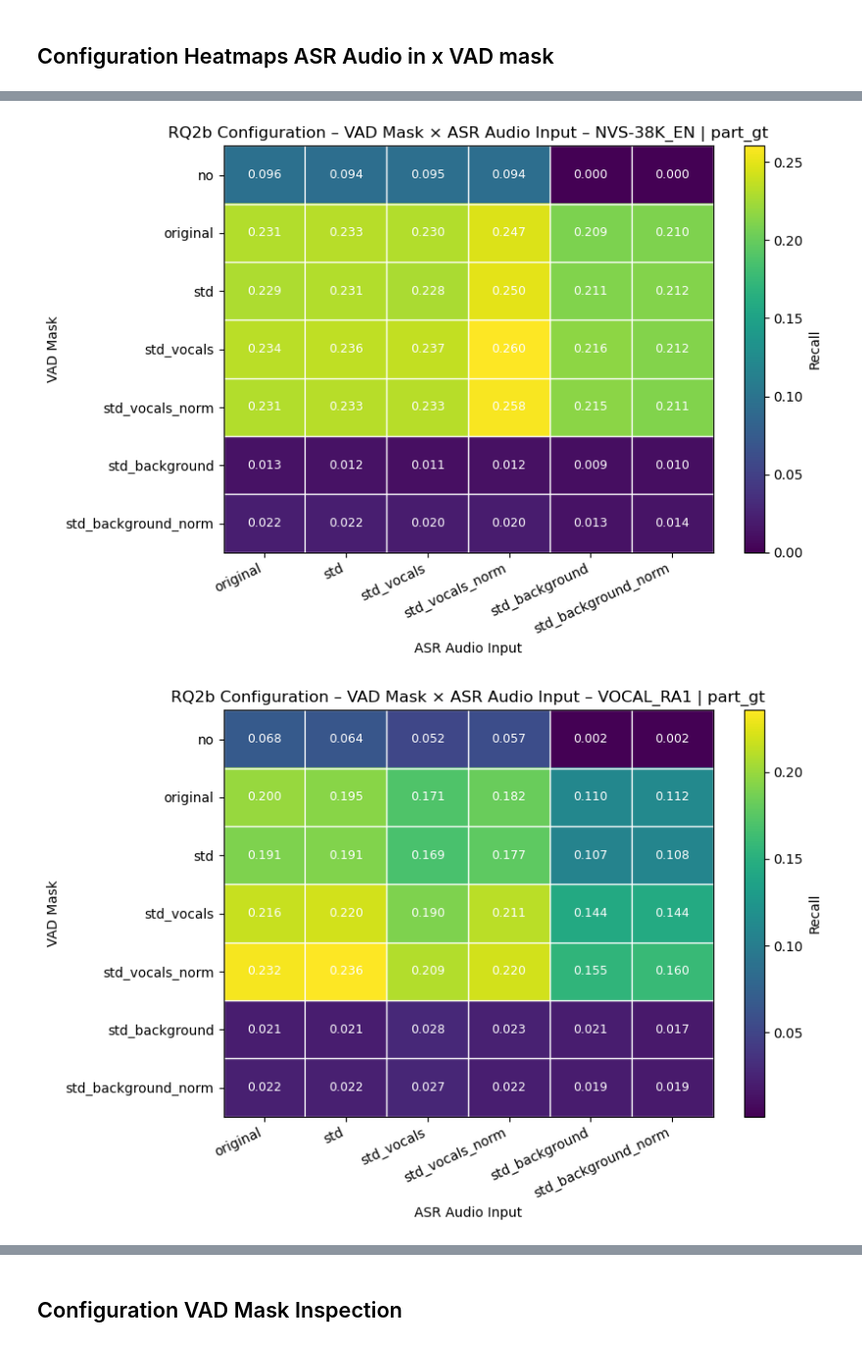
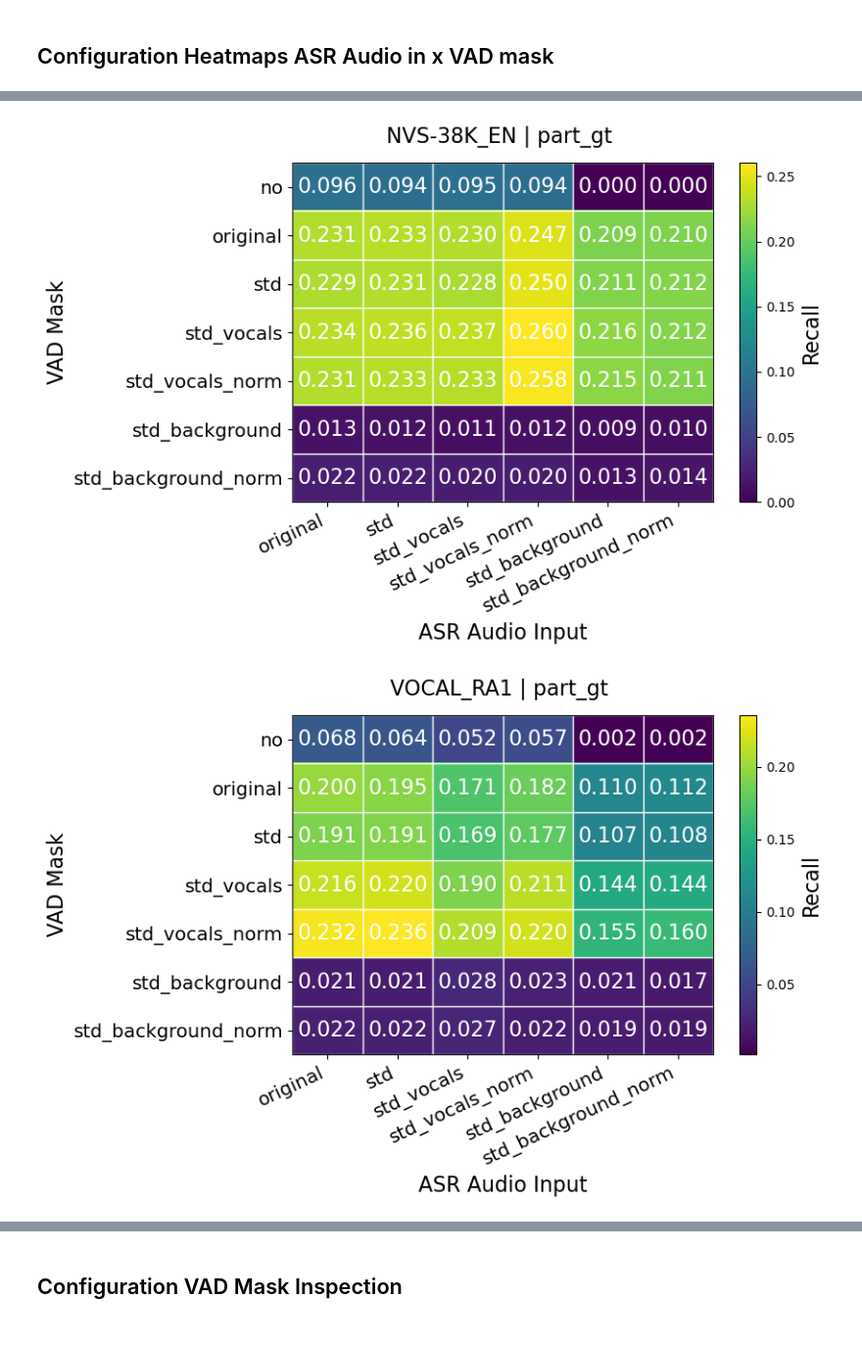
Before and after one commit to mafo3186/nvv-isolation-pipeline, a Jupyter notebook: notebooks/results_pipeline_evaluation_20260414.ipynb, the cells around one changed output, grey strips where cells are left out. Shown at 98% size. Cells and saved outputs as stored; diff of their text form; code cells hidden in the pictures.

Commit message:
add plots and tables for rq2b and 3 global

```diff
--- a/notebooks/results_pipeline_evaluation_20260414.ipynb
+++ b/notebooks/results_pipeline_evaluation_20260414.ipynb
@@ -719,17 +790,0 @@ display(df_top2_derivatives_part)
-# %%
-from evaluation.rq_plots import plot_rq2b_boxplots_by_setting
-
-rq2b_boxplots_full = plot_rq2b_boxplots_by_setting(
-    rq2a_single_all,
-    mode="full_gt",
-    score_col="macro_mean_f1",
-    top_k=None,
-    setting_order=setting_order,
-)
-
-for setting, fig in rq2b_boxplots_full.items():
-    plt.show(fig)
-
-    out_path = rq_results_dir / f"rq2b_audio_derivatives_boxplot_{setting.replace(' | ', '_')}.png"
-    fig.savefig(out_path, dpi=300, bbox_inches="tight")
-    print(out_path)
@@ -739,15 +790,0 @@ for setting, fig in rq2b_boxplots_full.items():
-# %%
-rq2b_boxplots_part = plot_rq2b_boxplots_by_setting(
-    rq2a_single_all,
-    mode="part_gt",
-    score_col="macro_mean_recall",
-    top_k=None,
-    setting_order=setting_order,
-)
-
-for setting, fig in rq2b_boxplots_part.items():
-    plt.show(fig)
-
-    out_path = rq_results_dir / f"rq2b_audio_derivatives_boxplot_{setting.replace(' | ', '_')}.png"
-    fig.savefig(out_path, dpi=300, bbox_inches="tight")
-    print(out_path)
@@ -770,7 +800,7 @@ rq2b_heatmaps_full = plot_rq2b_heatmaps_by_setting(
     setting_order=setting_order,
     agg="mean",
     annot=True,
-    annot_fontsize=9,
+    annot_fontsize=16,
     figsize=(8.5, 5.8),
     cmap="viridis",
 )
@@ -778,7 +808,7 @@ rq2b_heatmaps_full = plot_rq2b_heatmaps_by_setting(
 for setting, fig in rq2b_heatmaps_full.items():
     plt.show(fig)
 
-    out_path = rq_results_dir / f"rq2b_heatmap_{setting.replace(' | ', '_')}_macro_mean_f1.png"
+    out_path = rq_results_dir / f"rq2_sensitivity_configuration_audio_derivatives_heatmap_{setting.replace(' | ', '_')}_macro_mean_f1.png"
     fig.savefig(out_path, dpi=300, bbox_inches="tight")
     print(out_path)
 # %% [output]
@@ -787,22 +817,22 @@ for setting, fig in rq2b_heatmaps_full.items():
 # %%
 rq2b_heatmaps_part = plot_rq2b_heatmaps_by_setting(
     rq2a_single_all,
     mode="part_gt",
     score_col="macro_mean_recall",
     setting_order=setting_order,
     agg="mean",
     annot=True,
-    annot_fontsize=9,
+    annot_fontsize=16,
     figsize=(8.5, 5.8),
     cmap="viridis",
 )
 
 for setting, fig in rq2b_heatmaps_part.items():
     plt.show(fig)
 
-    out_path = rq_results_dir / f"rq2b_heatmap_{setting.replace(' | ', '_')}_macro_mean_recall.png"
+    out_path = rq_results_dir / f"rq2_sensitivity_configuration_audio_derivatives_heatmap_{setting.replace(' | ', '_')}_macro_mean_recall.png"
     fig.savefig(out_path, dpi=300, bbox_inches="tight")
     print(out_path)
 # %% [output]
-[figure, old version]
+[figure, new version]
-[figure, old version]
+[figure, new version]
```
Also changed, not shown: parts of 21 cells of this notebook, 2 other files.
